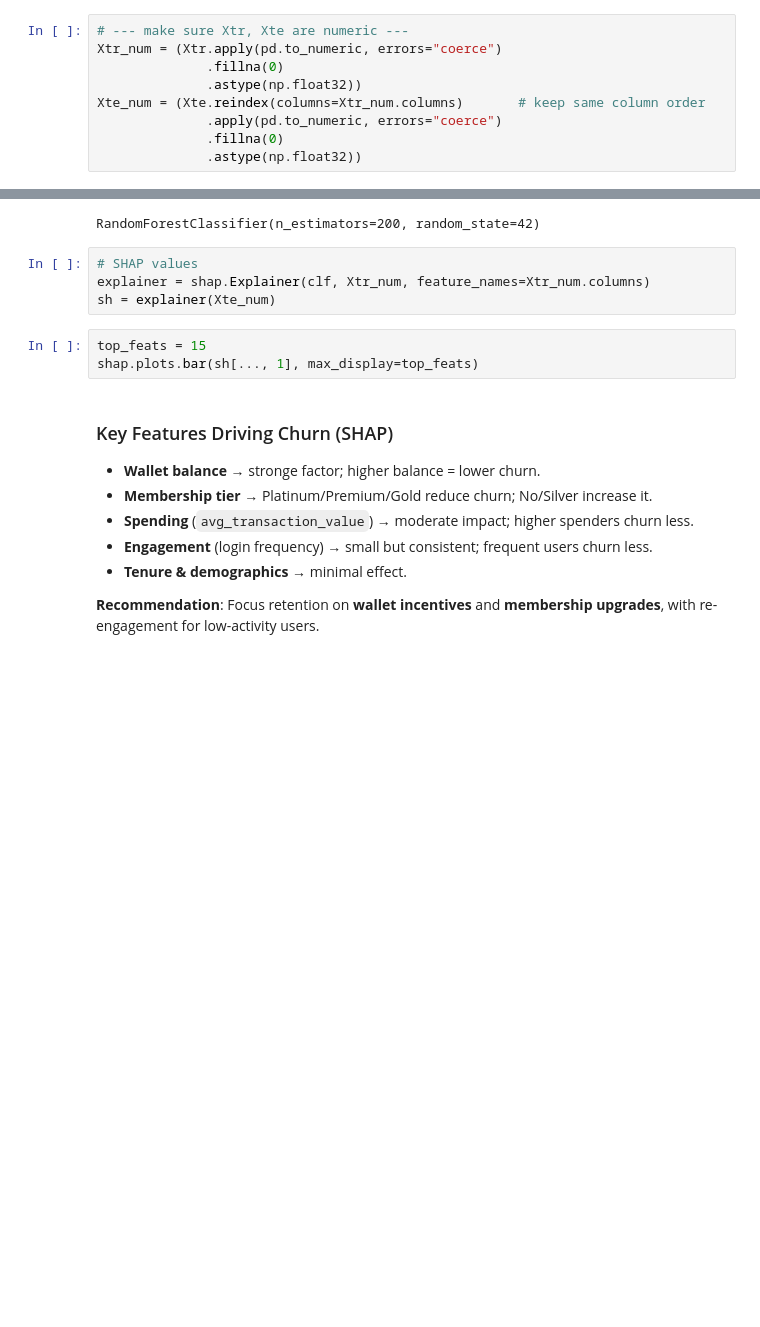
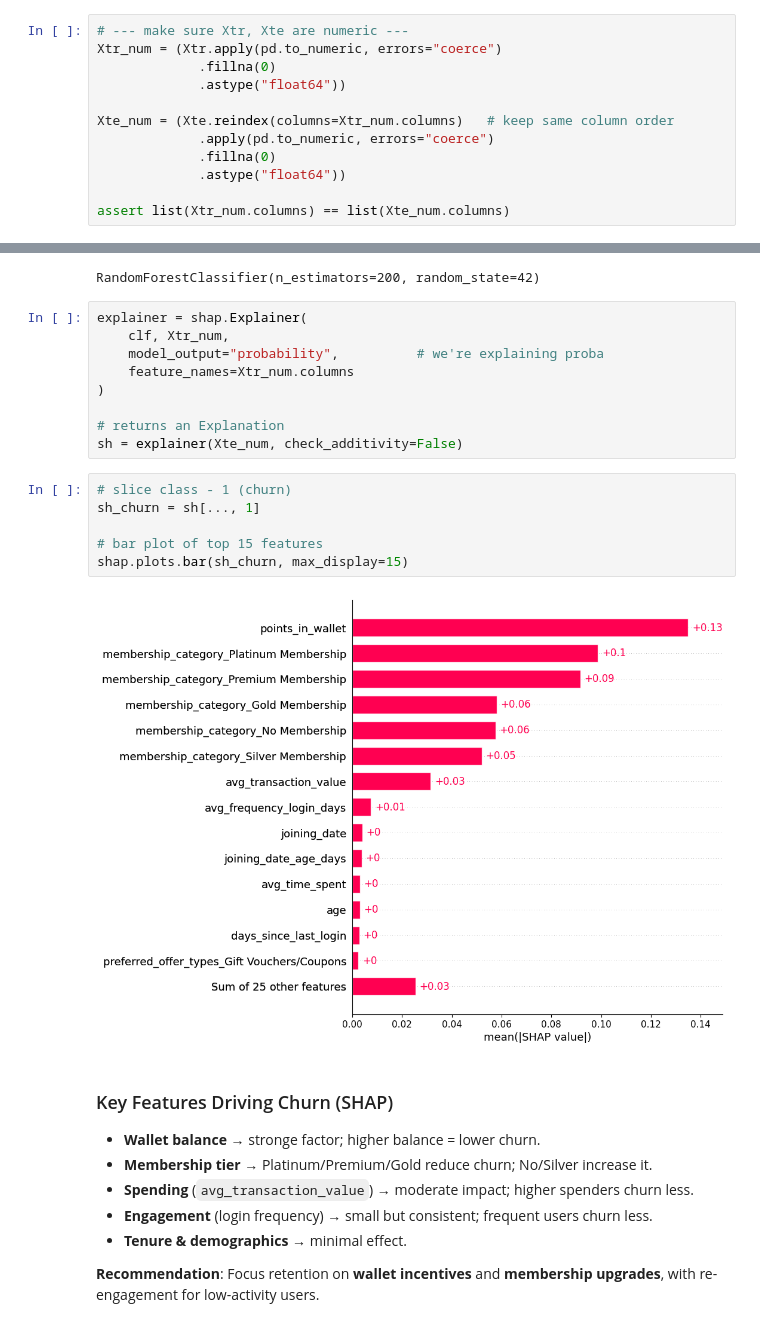
Before and after one commit to tuanTaAnh/SaaS-Customer-Churn-Consulting, a Jupyter notebook: [Application] Final Project.ipynb, the cells around one changed output, grey strips where cells are left out. Drawn from its saved outputs; the diff is of its cells as text; blank space fills up the shorter version.

```diff
--- a/[Application] Final Project.ipynb
+++ b/[Application] Final Project.ipynb
@@ -777,12 +783,15 @@ Xtr, Xte, ytr, yte = train_test_split(X, y, test_size=0.2, stratify=y, random_st
 # %%
 # --- make sure Xtr, Xte are numeric ---
 Xtr_num = (Xtr.apply(pd.to_numeric, errors="coerce")
-              .fillna(0)
-              .astype(np.float32))
-Xte_num = (Xte.reindex(columns=Xtr_num.columns)       # keep same column order
-              .apply(pd.to_numeric, errors="coerce")
-              .fillna(0)
-              .astype(np.float32))
+             .fillna(0)
+             .astype("float64"))
+
+Xte_num = (Xte.reindex(columns=Xtr_num.columns)   # keep same column order
+             .apply(pd.to_numeric, errors="coerce")
+             .fillna(0)
+             .astype("float64"))
+
+assert list(Xtr_num.columns) == list(Xte_num.columns)
 # %%
 # Train RandomForest
 clf = RandomForestClassifier(n_estimators=200, random_state=42)
@@ -790,12 +799,22 @@ clf.fit(Xtr_num, ytr)
 # %% [output]
 RandomForestClassifier(n_estimators=200, random_state=42)
 # %%
-# SHAP values
-explainer = shap.Explainer(clf, Xtr_num, feature_names=Xtr_num.columns)
-sh = explainer(Xte_num)
+explainer = shap.Explainer(
+    clf, Xtr_num,
+    model_output="probability",          # we're explaining proba
+    feature_names=Xtr_num.columns
+)
+
+# returns an Explanation
+sh = explainer(Xte_num, check_additivity=False)
-# %%
-top_feats = 15
-shap.plots.bar(sh[..., 1], max_display=top_feats)
+# %%
+# slice class - 1 (churn)
+sh_churn = sh[..., 1]
+
+# bar plot of top 15 features
+shap.plots.bar(sh_churn, max_display=15)
+# %% [output]
+[figure, added]
 # %% [markdown]
 ### Key Features Driving Churn (SHAP)
 
```
Also changed, not shown: parts of 6 cells of this notebook, 1 other file.
